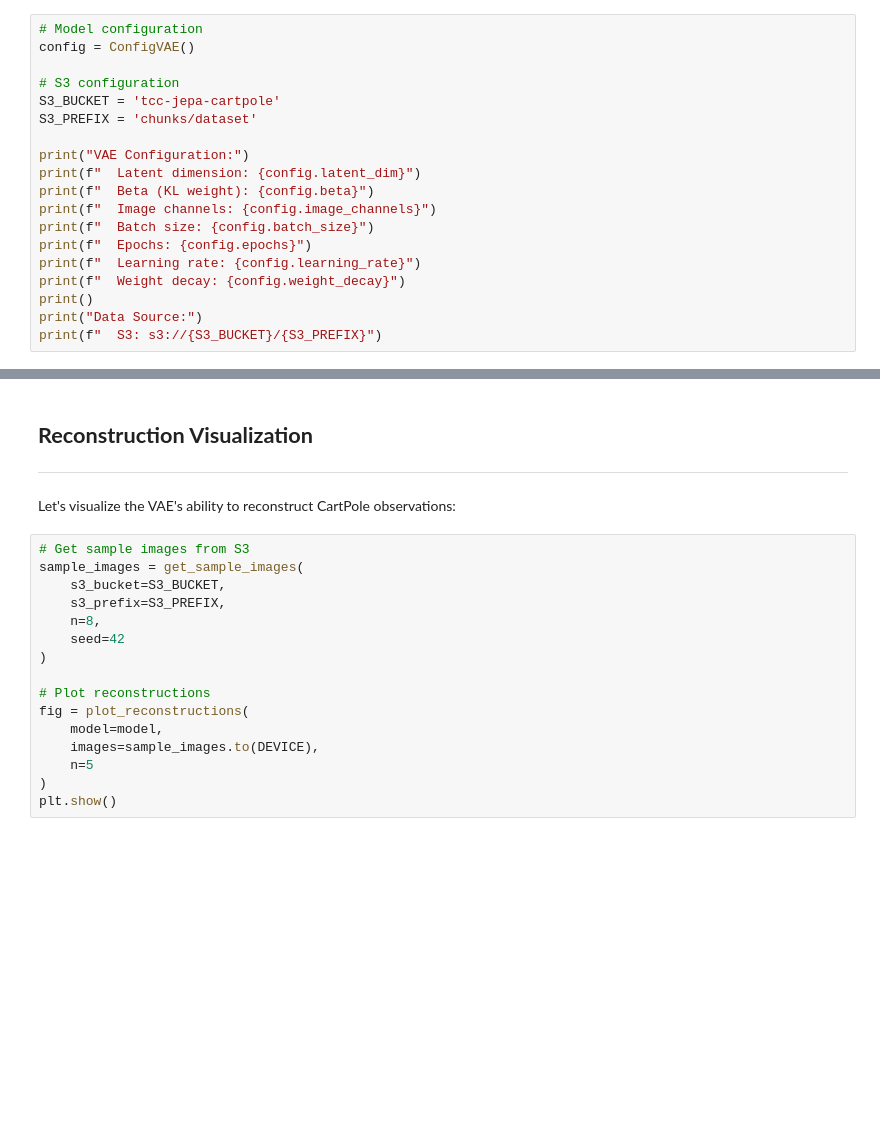
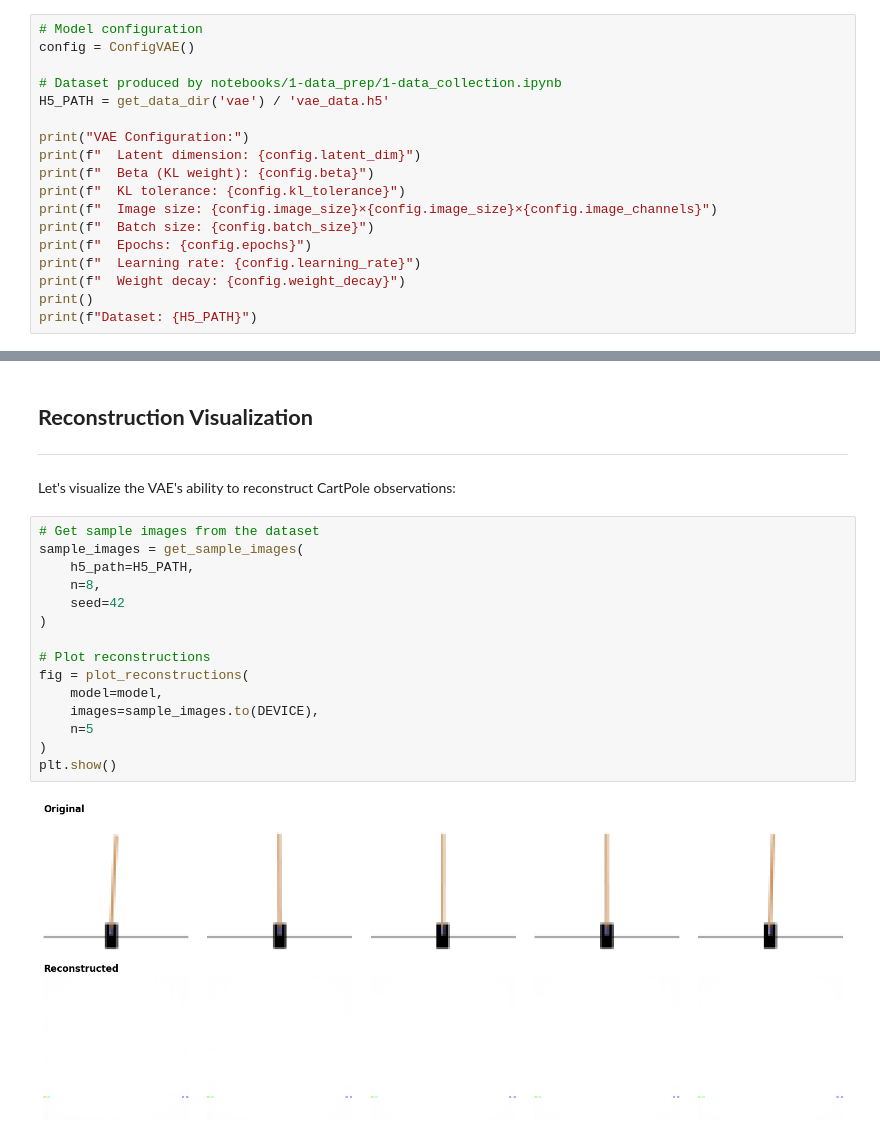
Before and after one commit to viniandrs/jepa_cart_pole, a Jupyter notebook: notebooks/2-vae/1-vae_training.ipynb, the cells around one changed output, grey strips where cells are left out. Saved outputs shown, nothing was run; the diff lists cells and outputs as text; blank space fills up the shorter version.

```diff
--- a/notebooks/2-vae/1-vae_training.ipynb
+++ b/notebooks/2-vae/1-vae_training.ipynb
@@ -63,20 +65,19 @@ Device: cpu
 # Model configuration
 config = ConfigVAE()
 
-# S3 configuration
-S3_BUCKET = 'tcc-jepa-cartpole'
-S3_PREFIX = 'chunks/dataset'
+# Dataset produced by notebooks/1-data_prep/1-data_collection.ipynb
+H5_PATH = get_data_dir('vae') / 'vae_data.h5'
 
 print("VAE Configuration:")
 print(f"  Latent dimension: {config.latent_dim}")
 print(f"  Beta (KL weight): {config.beta}")
-print(f"  Image channels: {config.image_channels}")
+print(f"  KL tolerance: {config.kl_tolerance}")
+print(f"  Image size: {config.image_size}×{config.image_size}×{config.image_channels}")
 print(f"  Batch size: {config.batch_size}")
 print(f"  Epochs: {config.epochs}")
 print(f"  Learning rate: {config.learning_rate}")
 print(f"  Weight decay: {config.weight_decay}")
 print()
-print("Data Source:")
-print(f"  S3: s3://{S3_BUCKET}/{S3_PREFIX}")
+print(f"Dataset: {H5_PATH}")
 # %% [output]
 VAE Configuration:
@@ -211,21 +211,22 @@ else:
 
 Let's visualize the VAE's ability to reconstruct CartPole observations:
 # %%
-# Get sample images from S3
+# Get sample images from the dataset
 sample_images = get_sample_images(
-    s3_bucket=S3_BUCKET,
-    s3_prefix=S3_PREFIX,
+    h5_path=H5_PATH,
     n=8,
     seed=42
 )
 
 # Plot reconstructions
 fig = plot_reconstructions(
     model=model,
     images=sample_images.to(DEVICE),
     n=5
 )
 plt.show()
+# %% [output]
+[figure, added]
 # %% [markdown]
 ## **Summary and Next Steps**
 ---
```
Also changed, not shown: parts of 9 cells of this notebook, 20 other files.
